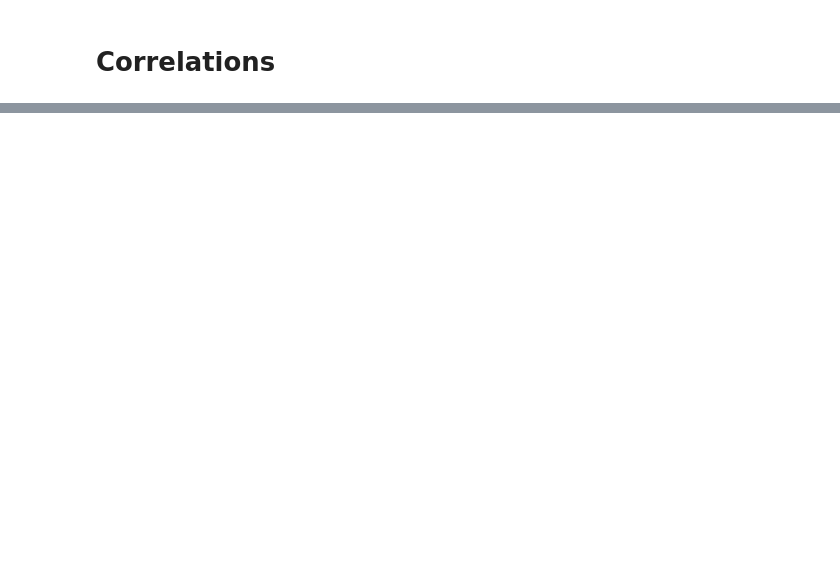
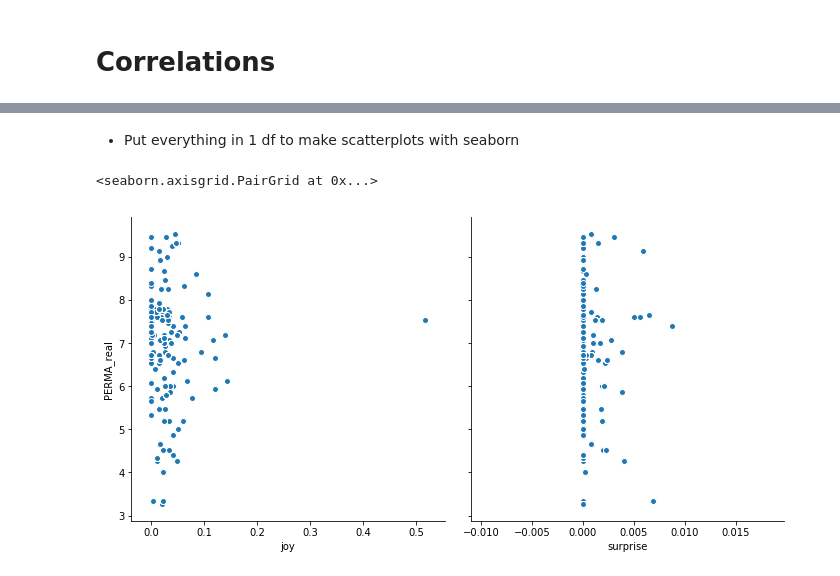
Before and after one commit to taxipapak/Marketing_Case, a Jupyter notebook: ANP feature engineering.ipynb, the cells around one changed output, grey strips where cells are left out. Saved outputs shown, nothing was run; the diff lists cells and outputs as text; code cells hidden in the pictures; blank space fills up the shorter version.

```diff
--- a/ANP feature engineering.ipynb
+++ b/ANP feature engineering.ipynb
@@ -350,0 +494,4 @@ import seaborn as sns
+# %%
+PERMA_dict = image_survey_metrics.set_index('user_id')[perma_individ].sum(axis=1).to_dict()
+# %%
+PERMA_df['PERMA_real'] = map(lambda x: PERMA_dict[x]/float(len(perma_individ)),PERMA_df.index)
@@ -351,3 +530,14 @@ import seaborn as sns
+# %%
+y_vars = ["PERMA_real"]
+# %% [markdown]
+* Put everything in 1 df to make scatterplots with seaborn
+# %%
+pair_df = anp_final_weighted_per_user.merge(PERMA_df,right_index=True,left_index=True)
+# %%
+sns.pairplot(pair_df,x_vars=['joy','surprise'],y_vars=y_vars,size=5)
+# %% [output]
+<seaborn.axisgrid.PairGrid at 0x...>
+[figure, added]
 # %%
 corr_matrix = .corr()
 # %%
```
Also changed, not shown: parts of 13 cells of this notebook.
